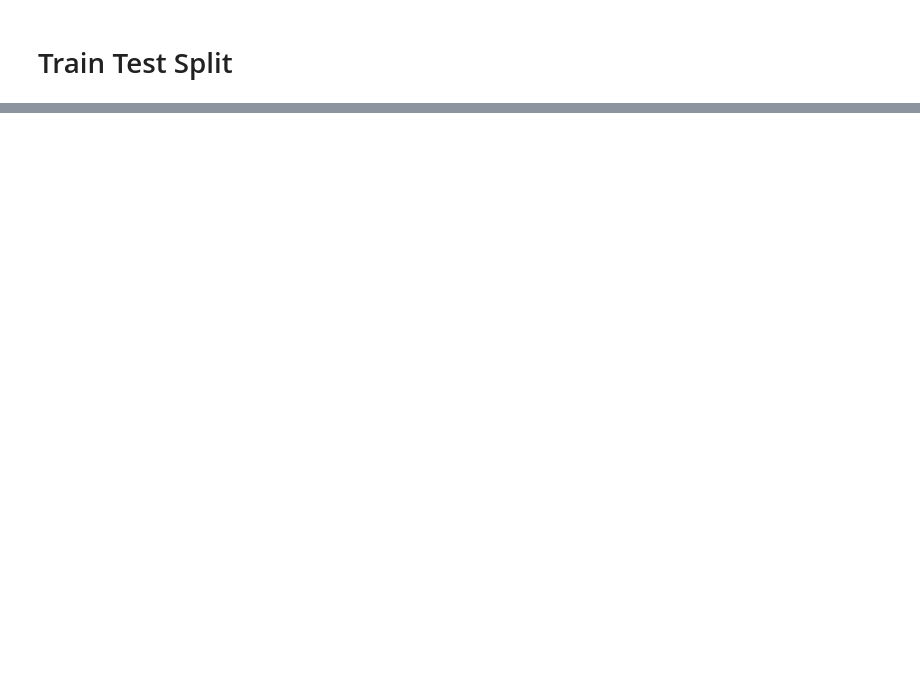
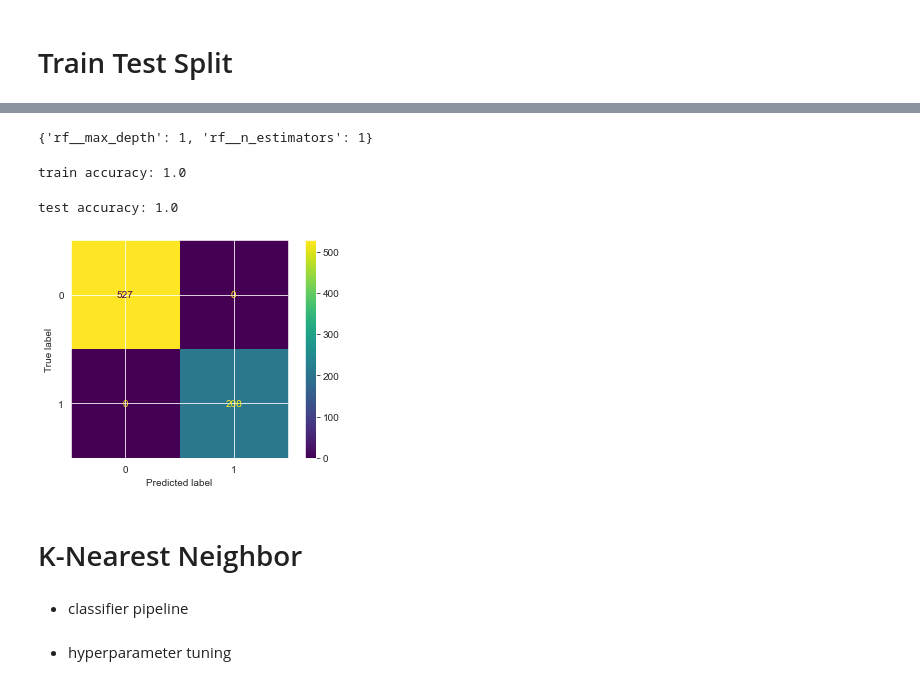
Before and after one commit to zichenghuang/hr-attrition, a Jupyter notebook: Model.ipynb, the cells around one changed output, grey strips where cells are left out. Saved outputs shown, nothing was run; the diff lists cells and outputs as text; code cells hidden in the pictures; blank space fills up the shorter version.

```diff
--- a/Model.ipynb
+++ b/Model.ipynb
@@ -247,0 +406,6 @@ df.Attrition = np.select(conditions, values)
+# %%
+preprocess_rf = ColumnTransformer(
+    transformers=[('targetencoder', TargetEncoder(), features_categoric),
+                  ('standardscaler', StandardScaler(), features_numeric)],
+    n_jobs=-1
+)
@@ -247,0 +414,5 @@ df.Attrition = np.select(conditions, values)
+# %%
+pipe_rf = Pipeline(
+    steps=[('preprocess', preprocess_rf),
+           ('rf', RandomForestClassifier(n_jobs=-1, random_state=42, warm_start=True))
+])
@@ -247,0 +421,14 @@ df.Attrition = np.select(conditions, values)
+# %%
+%%time
+params_rf = {
+    'rf__n_estimators': [1, 2, 3],
+    'rf__max_depth': [1, 2, 3]
+}
+
+gscv_rf = GridSearchCV(
+    pipe_rf,
+    params_rf,
+    scoring='roc_auc',
+    cv=5,
+    n_jobs=-1
+).fit(X_dev, y_dev)
@@ -247,0 +437,18 @@ df.Attrition = np.select(conditions, values)
+# %%
+gscv_rf.best_params_
+# %% [output]
+{'rf__max_depth': 1, 'rf__n_estimators': 1}
+# %%
+print(f'train accuracy: {gscv_rf.score(X_dev, y_dev)}')
+# %% [output]
+train accuracy: 1.0
+# %%
+print(f'test accuracy: {gscv_rf.score(X_test, y_test)}')
+# %% [output]
+test accuracy: 1.0
+# %%
+ConfusionMatrixDisplay.from_estimator(gscv_rf.best_estimator_, X_test, y_test);
+# %% [output]
+[figure, added]
+# %% [markdown]
+# K-Nearest Neighbor
@@ -247,0 +461,2 @@ df.Attrition = np.select(conditions, values)
+# %% [markdown]
+- classifier pipeline
@@ -247,0 +468,2 @@ df.Attrition = np.select(conditions, values)
+# %% [markdown]
+- hyperparameter tuning
```
Also changed, not shown: parts of 40 cells of this notebook.
